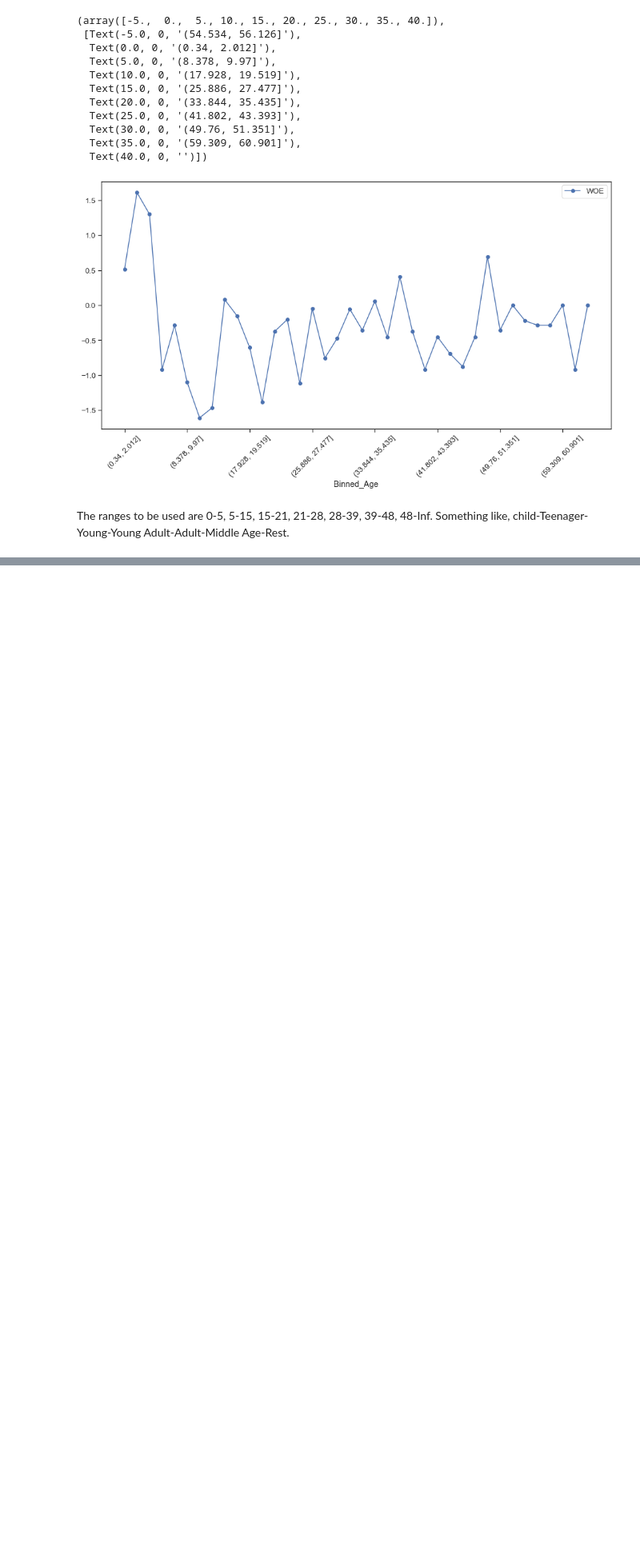
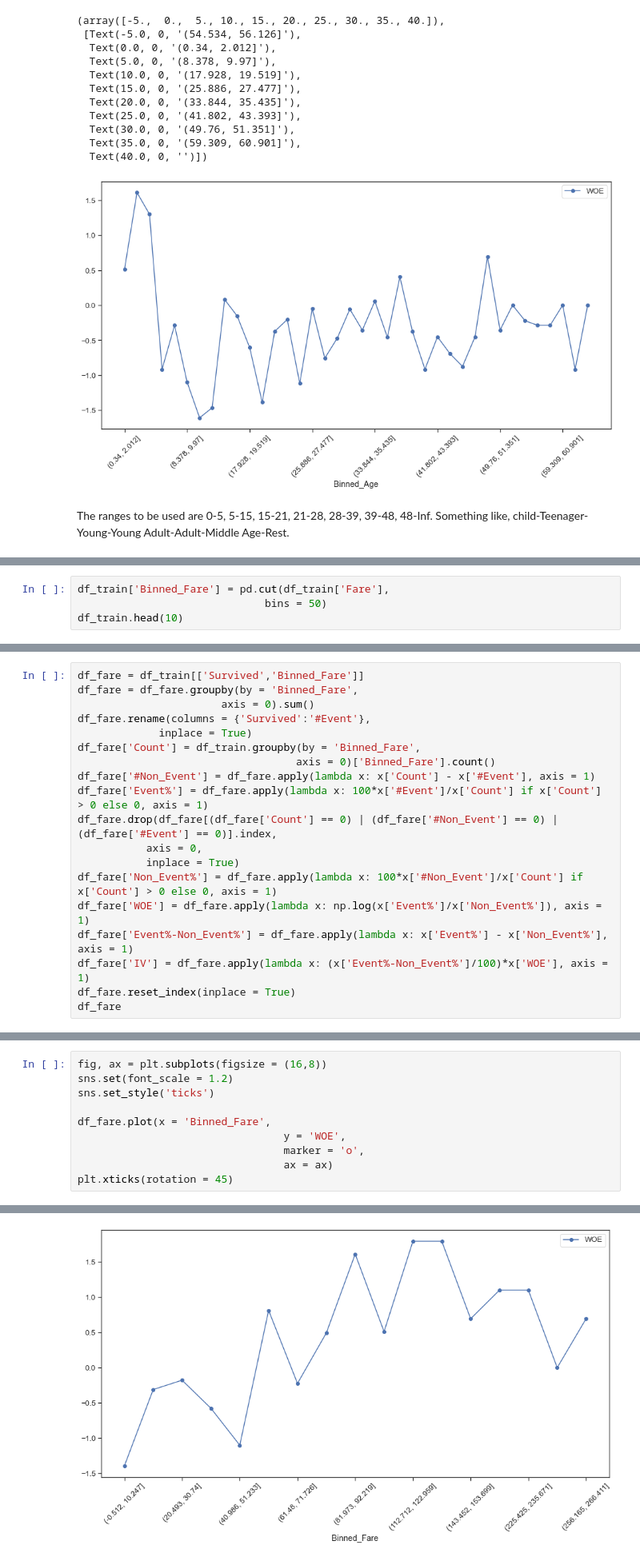
Before and after one commit to diequies/Titanic_Kaggle, a Jupyter notebook: Model Creation/Iteration_4_Coarse_Binning/Feature_Engineering.ipynb, the cells around one changed output, grey strips where cells are left out. Shown: that part at 80% size. Saved outputs shown, nothing was run; the diff lists cells and outputs as text; blank space fills up the shorter version.

```diff
--- a/Model Creation/Iteration_4_Coarse_Binning/Feature_Engineering.ipynb
+++ b/Model Creation/Iteration_4_Coarse_Binning/Feature_Engineering.ipynb
@@ -174,0 +176,4 @@ Name: Pclass, dtype: int64
+# %%
+df_train['Binned_Fare'] = pd.cut(df_train['Fare'],
+                              bins = 50)
+df_train.head(10)
@@ -174,0 +194,19 @@ Name: Pclass, dtype: int64
+# %%
+df_fare = df_train[['Survived','Binned_Fare']]
+df_fare = df_fare.groupby(by = 'Binned_Fare',
+                       axis = 0).sum()
+df_fare.rename(columns = {'Survived':'#Event'},
+             inplace = True)
+df_fare['Count'] = df_train.groupby(by = 'Binned_Fare',
+                                   axis = 0)['Binned_Fare'].count()
+df_fare['#Non_Event'] = df_fare.apply(lambda x: x['Count'] - x['#Event'], axis = 1)
+df_fare['Event%'] = df_fare.apply(lambda x: 100*x['#Event']/x['Count'] if x['Count'] > 0 else 0, axis = 1)
+df_fare.drop(df_fare[(df_fare['Count'] == 0) | (df_fare['#Non_Event'] == 0) | (df_fare['#Event'] == 0)].index,
+           axis = 0,
+           inplace = True)
+df_fare['Non_Event%'] = df_fare.apply(lambda x: 100*x['#Non_Event']/x['Count'] if x['Count'] > 0 else 0, axis = 1)
+df_fare['WOE'] = df_fare.apply(lambda x: np.log(x['Event%']/x['Non_Event%']), axis = 1)
+df_fare['Event%-Non_Event%'] = df_fare.apply(lambda x: x['Event%'] - x['Non_Event%'], axis = 1)
+df_fare['IV'] = df_fare.apply(lambda x: (x['Event%-Non_Event%']/100)*x['WOE'], axis = 1)
+df_fare.reset_index(inplace = True)
+df_fare
@@ -174,0 +232,11 @@ Name: Pclass, dtype: int64
+# %%
+fig, ax = plt.subplots(figsize = (16,8))
+sns.set(font_scale = 1.2)
+sns.set_style('ticks')
+
+df_fare.plot(x = 'Binned_Fare',
+                                 y = 'WOE',
+                                 marker = 'o',
+                                 ax = ax)
+plt.xticks(rotation = 45)
+# %% [output]
@@ -174,0 +255 @@ Name: Pclass, dtype: int64
+[figure, added]
```
Also changed, not shown: parts of 16 cells of this notebook, 16 other files.
